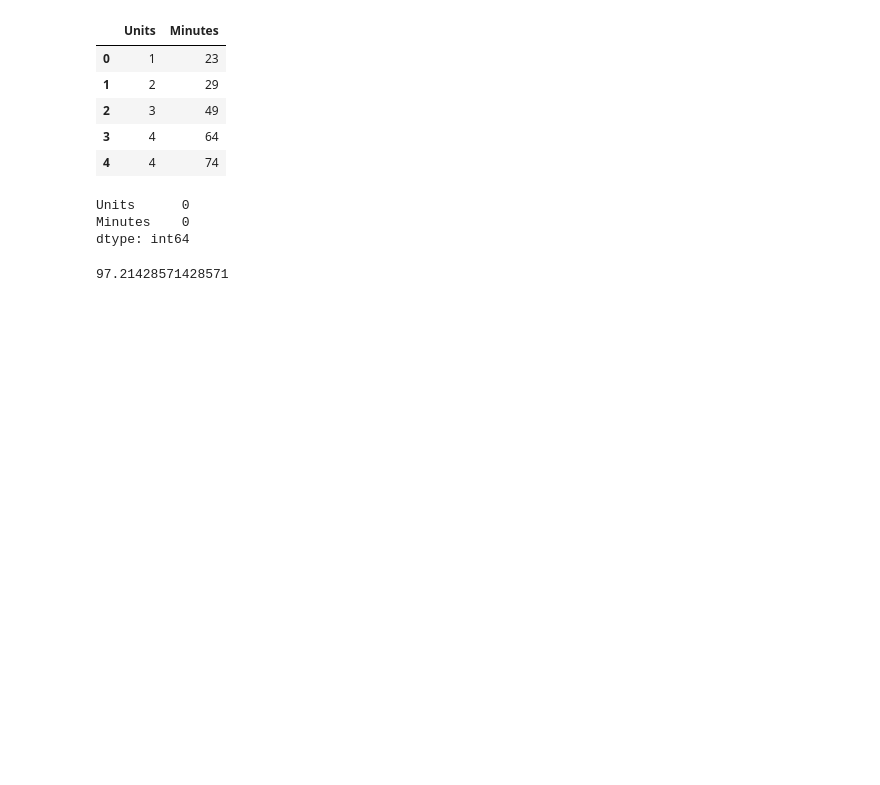
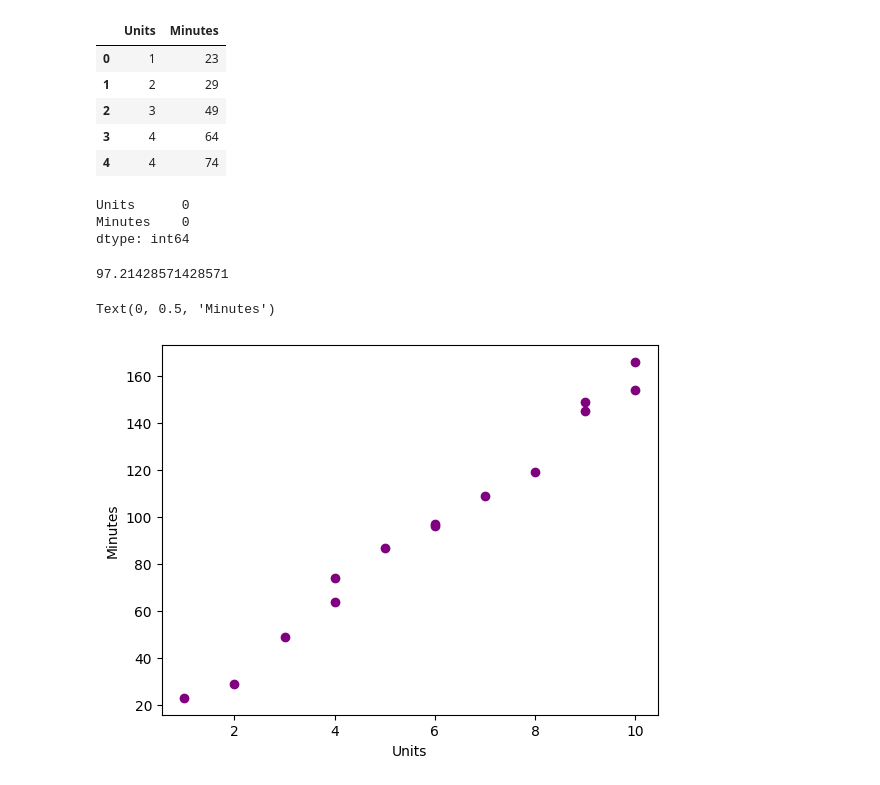
Before and after one commit to raghu24k/ML-Practical, a Jupyter notebook: submission2.ipynb, the cells around one changed output. Drawn from its saved outputs; the diff is of its cells as text; code cells hidden in the pictures; blank space fills up the shorter version.

```diff
--- a/submission2.ipynb
+++ b/submission2.ipynb
@@ -72,3 +72,10 @@ mean_values = computers['Minutes'].mean()
 mean_values
 # %% [output]
 97.21428571428571
+# %%
+plt.scatter(computers['Units'],computers['Minutes'],color='purple')
+plt.xlabel('Units')
+plt.ylabel('Minutes')
+# %% [output]
+Text(0, 0.5, 'Minutes')
+[figure, added]
```
Also changed, not shown: parts of 10 cells of this notebook.
